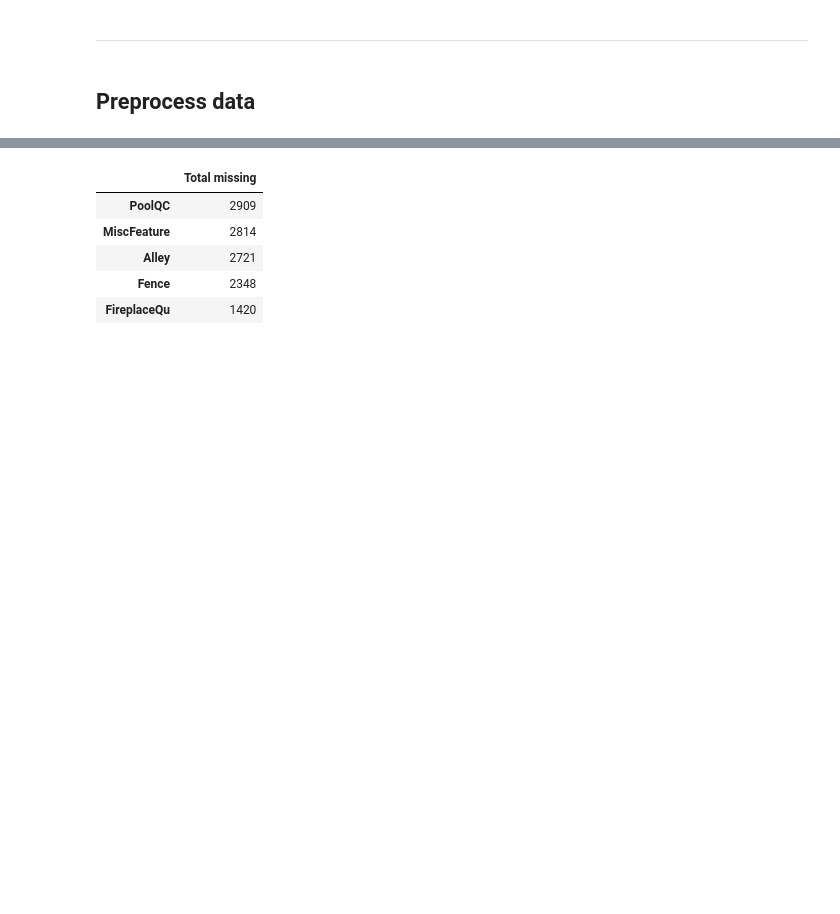
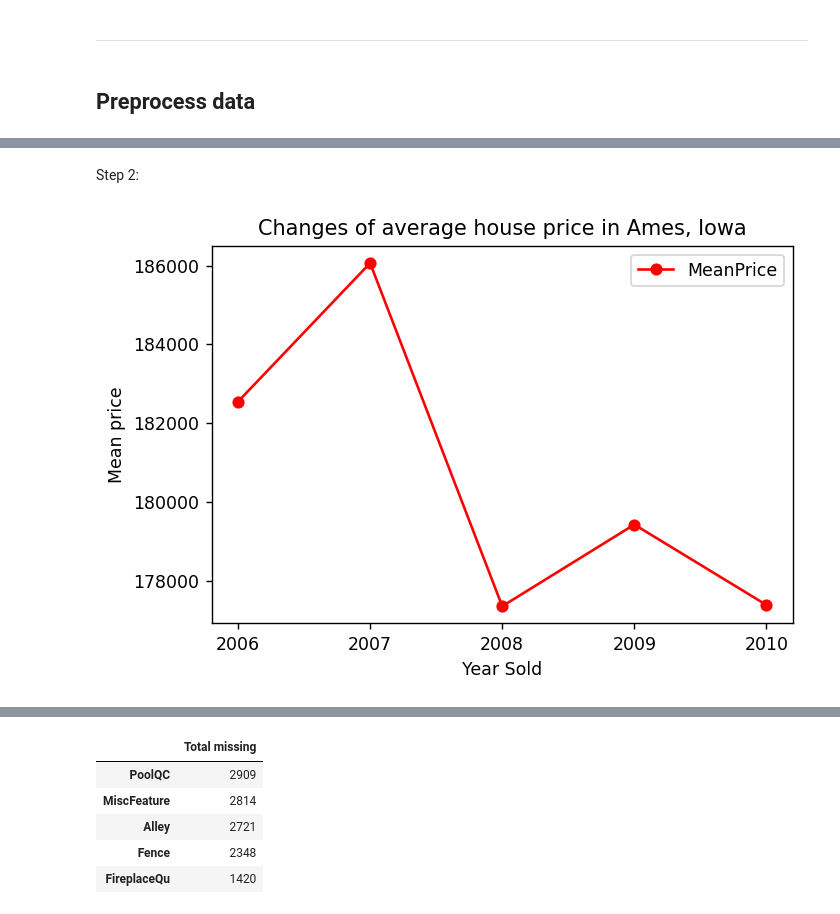
Before and after one commit to IceIce1ce/Final_Project_LTKHDL, a Jupyter notebook: House_Prices.ipynb, the cells around one changed output, grey strips where cells are left out. Cells and saved outputs as stored; diff of their text form; code cells hidden in the pictures; blank space fills up the shorter version.

```diff
--- a/House_Prices.ipynb
+++ b/House_Prices.ipynb
@@ -183,0 +321,19 @@ train_df.isnull().sum()
+# %%
+X = cate_df.iloc[:,:-1]
+def convert_cate_cols(X):
+    converter = OrdinalEncoder()
+    converter.fit(X)
+    X_new = converter.transform(X)
+    return X_new
+
+X_new = convert_cate_cols(X)
+selector = SelectKBest(score_func=chi2, k='all')
+results = selector.fit(X_new, y)
+features = pd.DataFrame({
+    "feature": X.columns,
+    "score": results.scores_,
+    "pvalue": results.pvalues_,
+    "select": results.get_support()
+})
+selected_features = features.sort_values("score", ascending=False)[:5]
+selected_features
@@ -183,0 +349,3 @@ train_df.isnull().sum()
+# %%
+cate_selected_cols = cate_df[selected_features.feature]
+cate_selected_cols.columns
@@ -183,0 +373,2 @@ train_df.isnull().sum()
+# %%
+new_df = pd.concat([num_selected_cols, cate_selected_cols], axis=1)
@@ -183,0 +405,6 @@ train_df.isnull().sum()
+# %%
+sold_houses_each_year = new_df.groupby('YrSold')['Id'].count()
+mean_price_each_year = new_df.groupby('YrSold')['SalePrice'].mean()
+
+print("Number of sold house each year: ", sold_houses_each_year)
+print("\nThe Average of House price each year:", mean_price_each_year)
@@ -183,0 +427,9 @@ train_df.isnull().sum()
+# %% [markdown]
+Step 2:
+# %%
+plt.rcParams['figure.dpi'] = 125
+plot_df = mean_price_each_year.to_frame().reset_index().rename(columns={'SalePrice': 'MeanPrice'})
+plot_df.plot.line(x='YrSold', y='MeanPrice',  marker='o', xlabel='Year Sold', ylabel='Mean price',\
+                  title='Changes of average house price in Ames, Iowa',xticks=plot_df['YrSold'], color='red');
+# %% [output]
+[figure, added]
```
Also changed, not shown: parts of 80 cells of this notebook, 1 other file.
